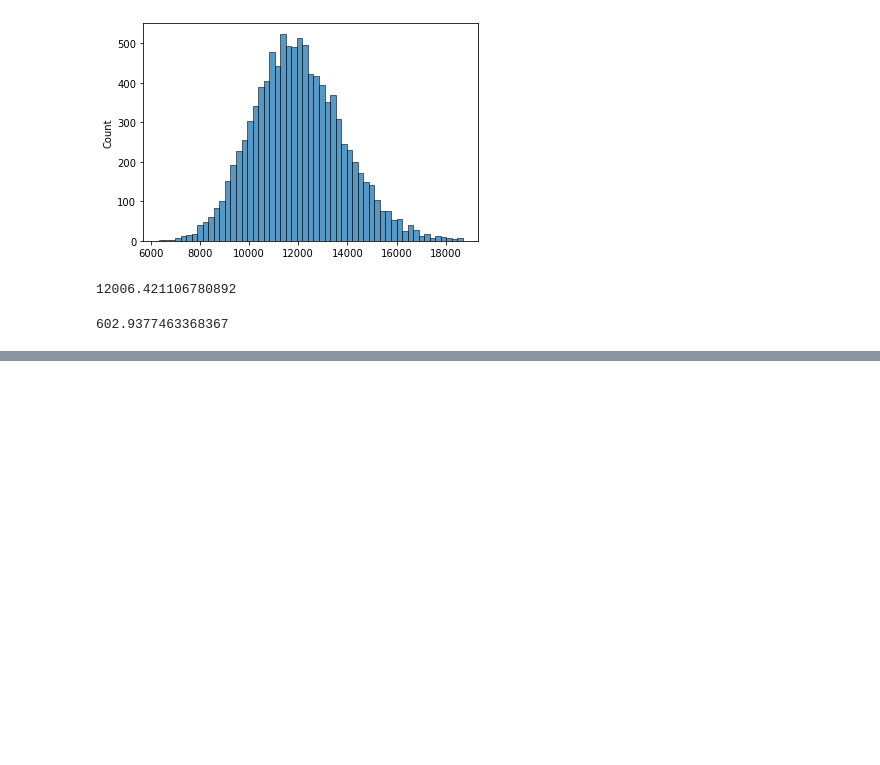
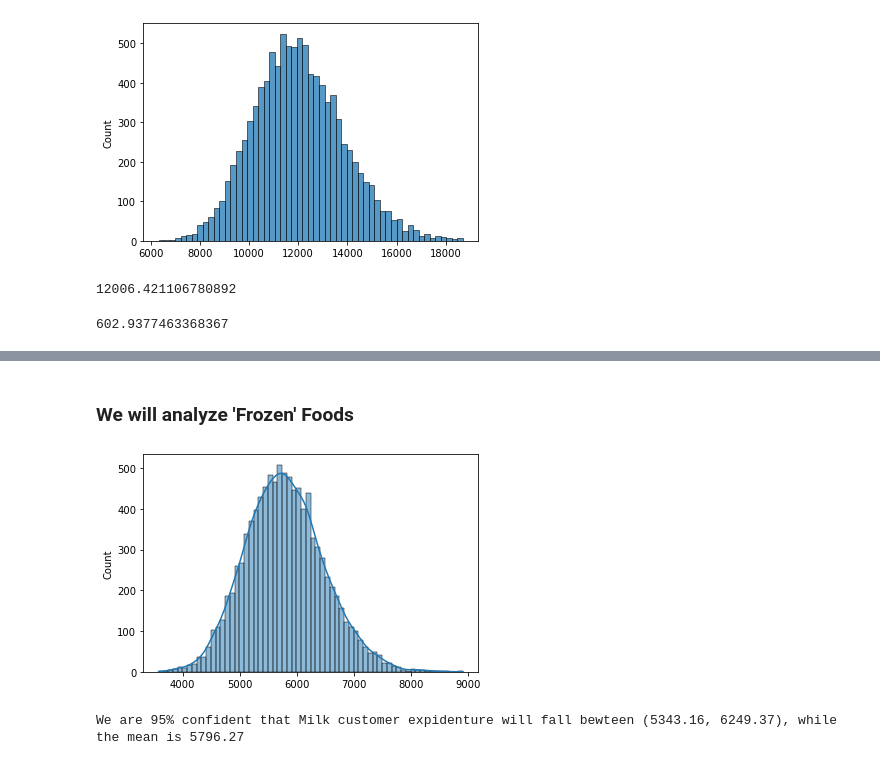
Before and after one commit to lopez-Luis89/Team_Project_AAI-500, a Jupyter notebook: Team Project AAI 500.ipynb, the cells around one changed output, grey strips where cells are left out. Saved outputs shown, nothing was run; the diff lists cells and outputs as text; code cells hidden in the pictures; blank space fills up the shorter version.

```diff
--- a/Team Project AAI 500.ipynb
+++ b/Team Project AAI 500.ipynb
@@ -125,0 +185,39 @@ lower , upper
+# %% [markdown]
+### We will analyze 'Frozen' Foods
+# %%
+#Calculating Parameters
+frozen_mean = np.mean(df['Milk'])
+frozen_st =np.std(df['Frozen'])
+frozen_n = df.shape[0]
+frozen_se = frozen_st / np.sqrt(frozen_n)
+
+
+# Calculating the shape and scale parameters for milk
+
+variance_gamma = frozen_st**2  # Variance is the square of the standard deviation
+
+# Shape parameter (k)
+k_gamma = frozen_mean**2 / variance_gamma
+
+# Scale parameter (theta)
+theta_gamma = variance_gamma / frozen_mean
+
+# Number of samples per mean calculation and number of means to generate
+num_samples_per_mean = 50
+num_means = 10000
+
+# Generate random samples and calculate means
+means = [np.random.gamma(k_gamma, theta_gamma, num_samples_per_mean).mean() for _ in range(num_means)]
+
+sns.histplot(means,kde=True)
+plt.show();
+
+
+lower = frozen_mean - 1.96*frozen_se
+upper = frozen_mean + 1.96*frozen_se
+lower , upper
+
+print(f'We are 95% confident that Frozen customer expidenture will fall bewteen {round(lower,2),round(upper,2)}, while the mean is {round(frozen_mean,2)}')
+# %% [output]
+[figure, added]
+We are 95% confident that Milk customer expidenture will fall bewteen (5343.16, 6249.37), while the mean is 5796.27
```
Also changed, not shown: parts of 10 cells of this notebook.
